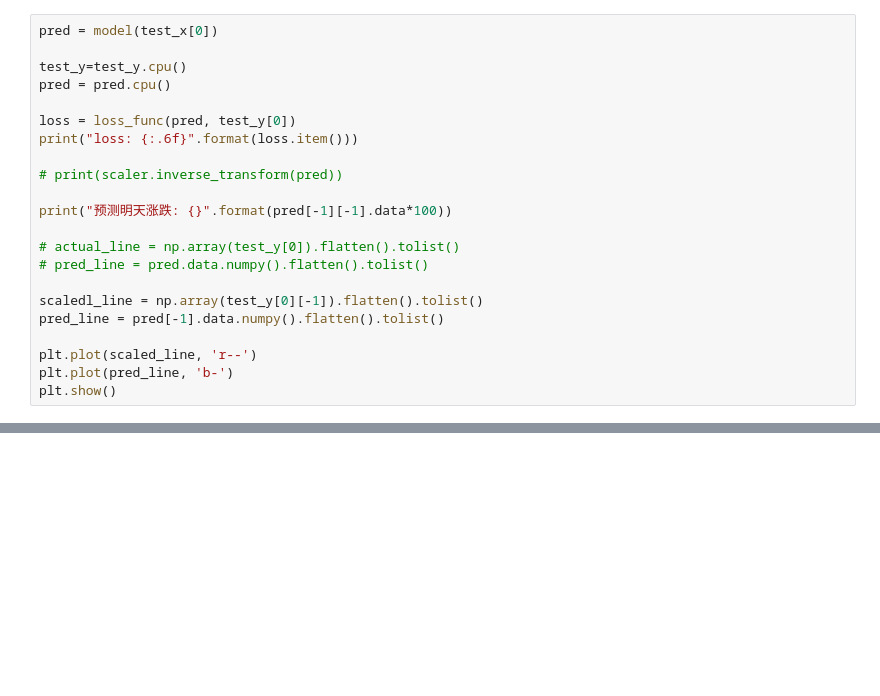
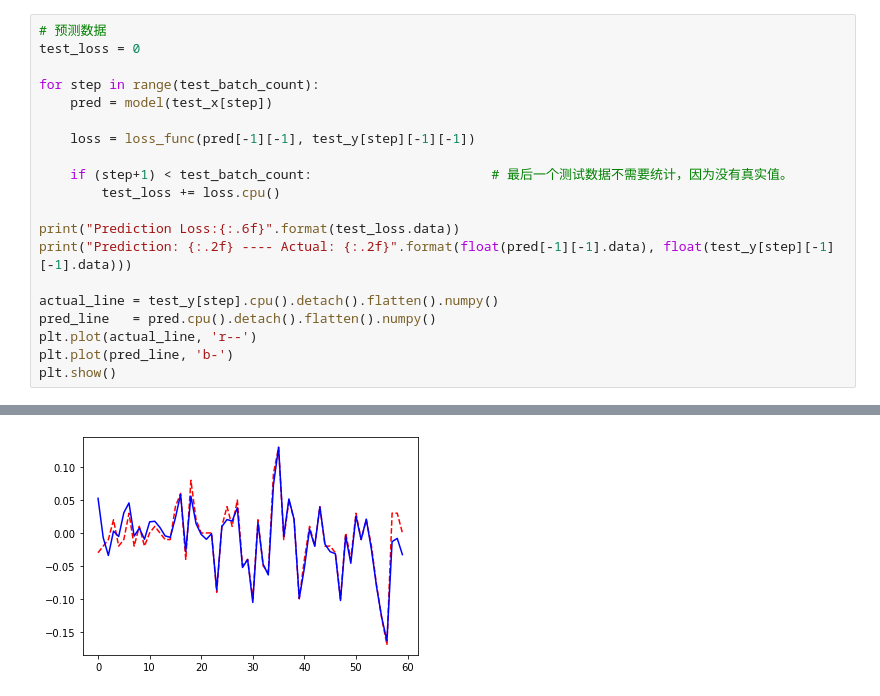
Before and after one commit to matrixleon18/SHUFE, a Jupyter notebook: jupyterlab/Model_LSTM1.ipynb, the cells around one changed output, grey strips where cells are left out. Saved outputs shown, nothing was run; the diff lists cells and outputs as text; blank space fills up the shorter version.

```diff
--- a/jupyterlab/Model_LSTM1.ipynb
+++ b/jupyterlab/Model_LSTM1.ipynb
@@ -234,22 +230,21 @@ plt.show()
 # %%
-pred = model(test_x[0])
+# 预测数据
+test_loss = 0
 
-test_y=test_y.cpu()
-pred = pred.cpu()
+for step in range(test_batch_count):
+    pred = model(test_x[step])
 
-loss = loss_func(pred, test_y[0])
-print("loss: {:.6f}".format(loss.item()))
+    loss = loss_func(pred[-1][-1], test_y[step][-1][-1])
 
-# print(scaler.inverse_transform(pred))
+    if (step+1) < test_batch_count:                       # 最后一个测试数据不需要统计，因为没有真实值。
+        test_loss += loss.cpu()
 
-print("预测明天涨跌: {}".format(pred[-1][-1].data*100))
+print("Prediction Loss:{:.6f}".format(test_loss.data))
+print("Prediction: {:.2f} ---- Actual: {:.2f}".format(float(pred[-1][-1].data), float(test_y[step][-1][-1].data)))
 
-# actual_line = np.array(test_y[0]).flatten().tolist()
-# pred_line = pred.data.numpy().flatten().tolist()
-
-scaledl_line = np.array(test_y[0][-1]).flatten().tolist()
-pred_line = pred[-1].data.numpy().flatten().tolist()
-
-plt.plot(scaled_line, 'r--')
+actual_line = test_y[step].cpu().detach().flatten().numpy()
+pred_line   = pred.cpu().detach().flatten().numpy()
+plt.plot(actual_line, 'r--')
 plt.plot(pred_line, 'b-')
 plt.show()
+# %% [output]
@@ -255,0 +253 @@ plt.show()
+[figure, added]
```
Also changed, not shown: parts of 8 cells of this notebook, 3 other files.
